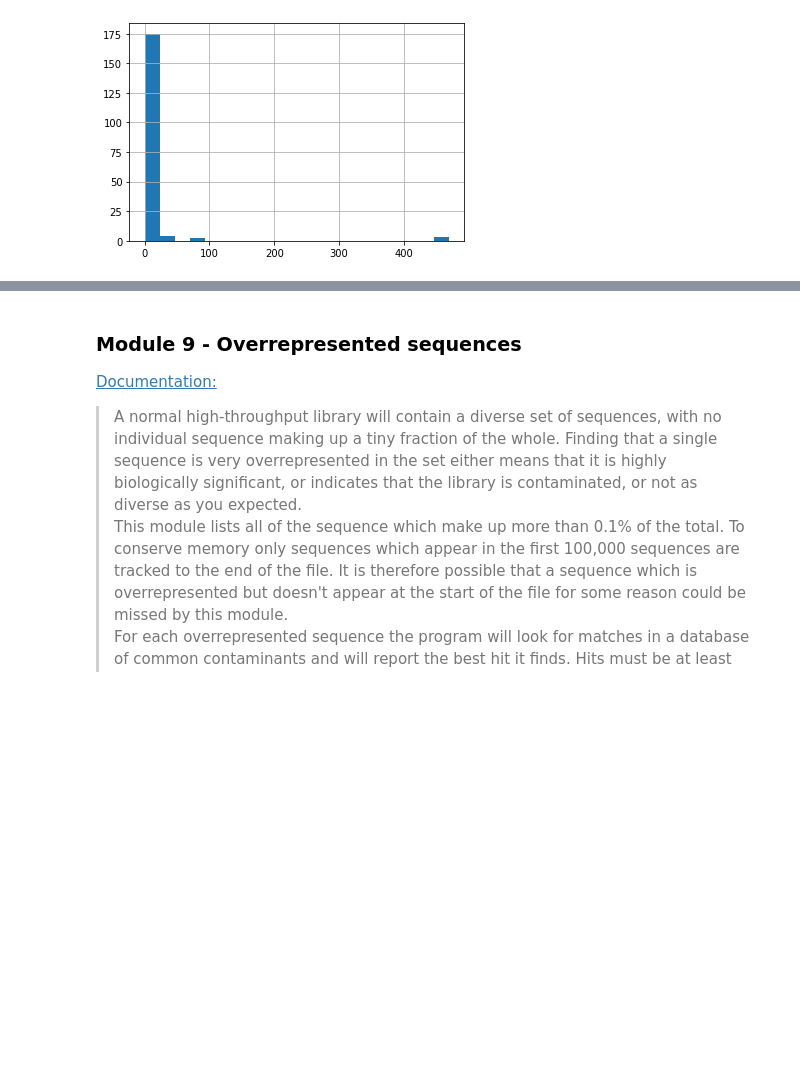
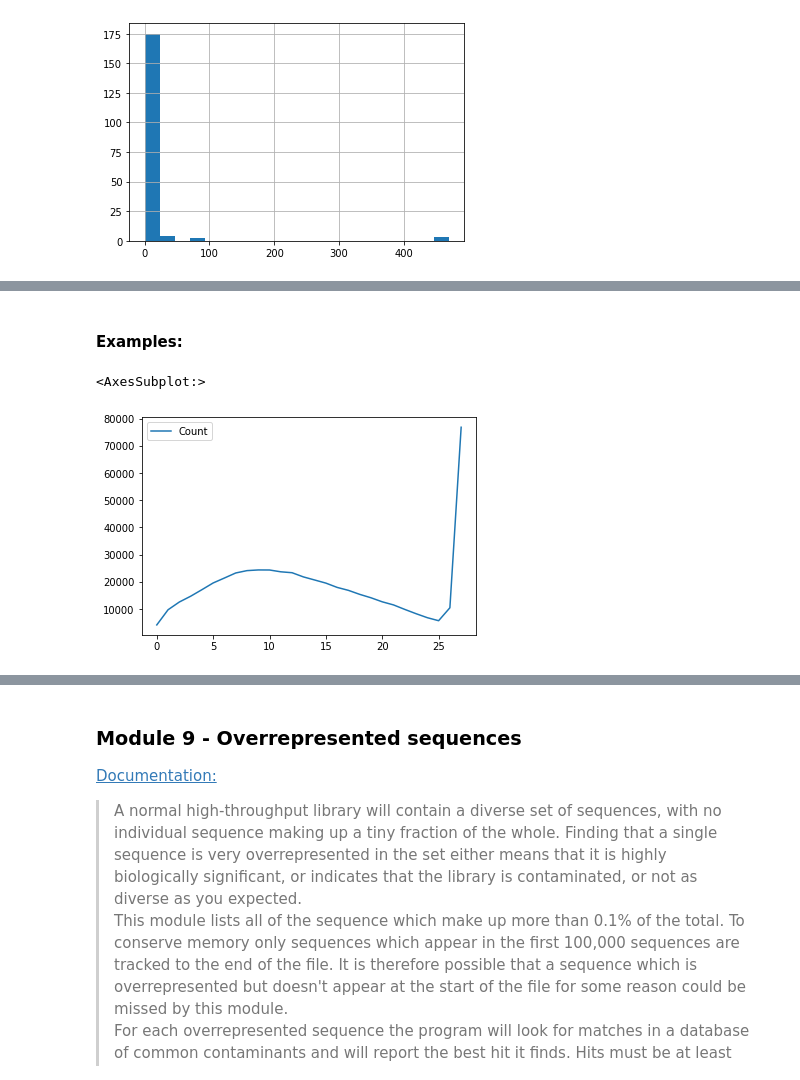
Before and after one commit to AlexHTW/ngs_quality_control, a Jupyter notebook: 06_feature_engineering_modules.ipynb, the cells around one changed output, grey strips where cells are left out. Drawn from its saved outputs; the diff is of its cells as text; code cells hidden in the pictures; blank space fills up the shorter version.

```diff
--- a/06_feature_engineering_modules.ipynb
+++ b/06_feature_engineering_modules.ipynb
@@ -244,0 +253,7 @@ This module generates a graph showing the distribution of fragment sizes in the
+# %% [markdown]
+#### Examples:
+# %%
+ngs_reads['Sequence Length Distribution'][0].plot()
+# %% [output]
+<AxesSubplot:>
+[figure, added]
```
Also changed, not shown: parts of 27 cells of this notebook.
